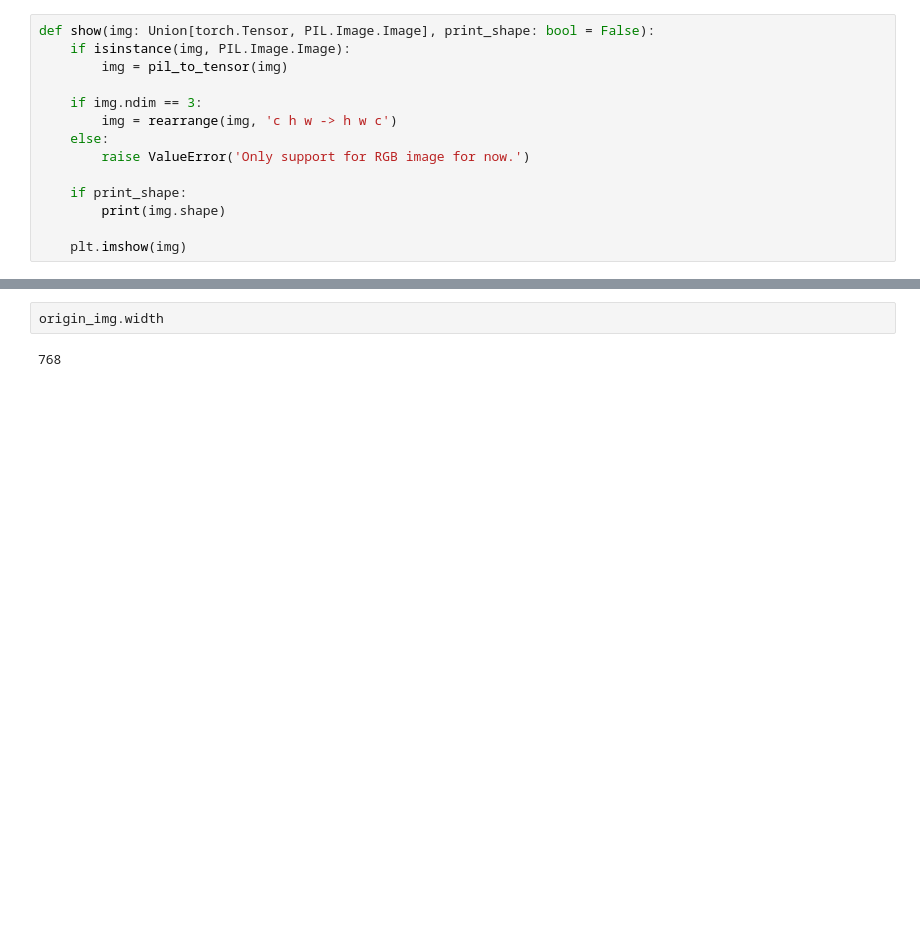
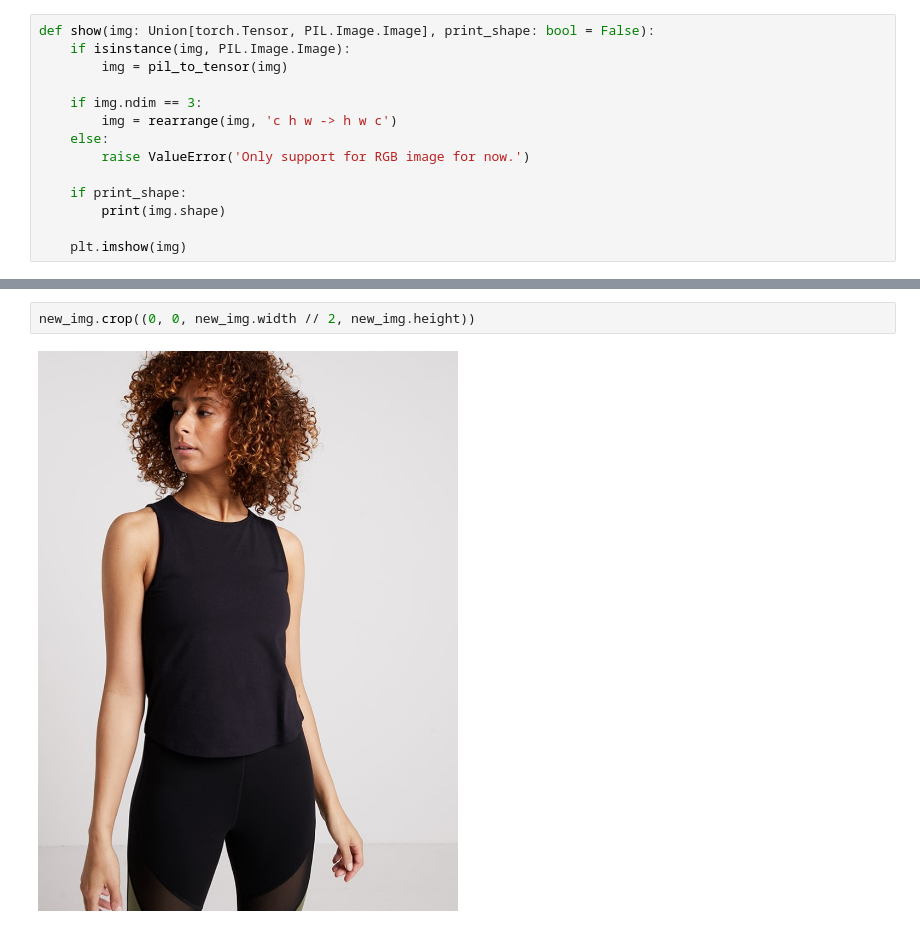
Before and after one commit to hosjiu1702/H-engine, a Jupyter notebook: notebooks/vitonhd.ipynb, the cells around one changed output, grey strips where cells are left out. Saved outputs shown, nothing was run; the diff lists cells and outputs as text; blank space fills up the shorter version.

```diff
--- a/notebooks/vitonhd.ipynb
+++ b/notebooks/vitonhd.ipynb
@@ -86,4 +86,4 @@ new_img
-# %%
-origin_img.width
-# %% [output]
-768
+# %%
+new_img.crop((0, 0, new_img.width // 2, new_img.height))
+# %% [output]
+[figure, added]
```
Also changed, not shown: parts of 7 cells of this notebook, 3 other files.
